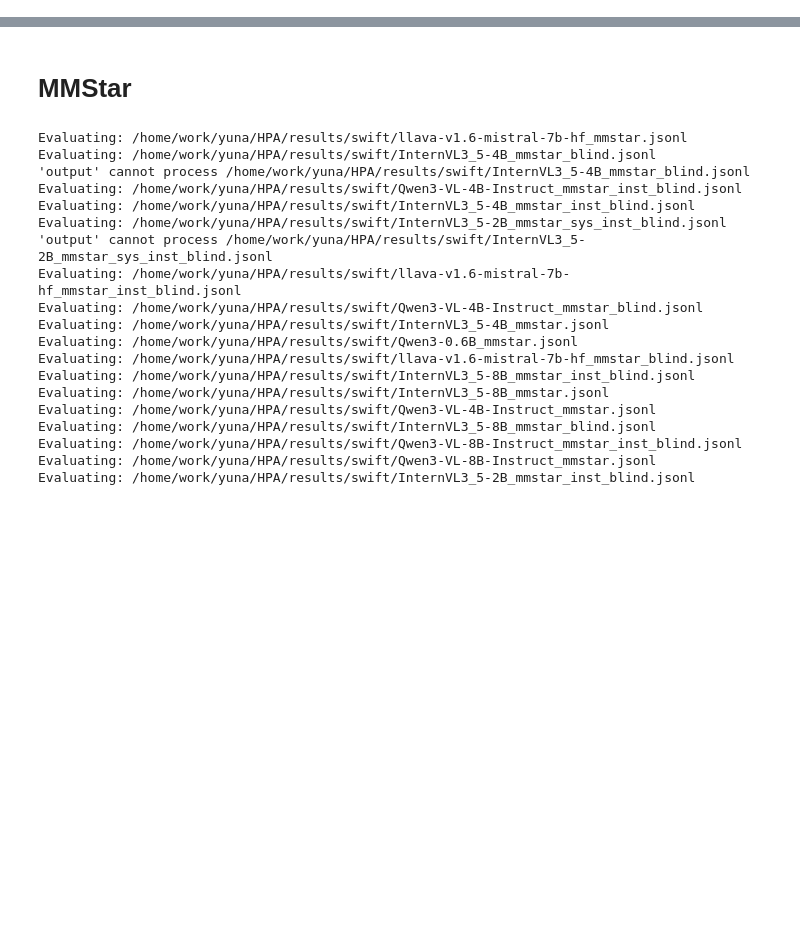
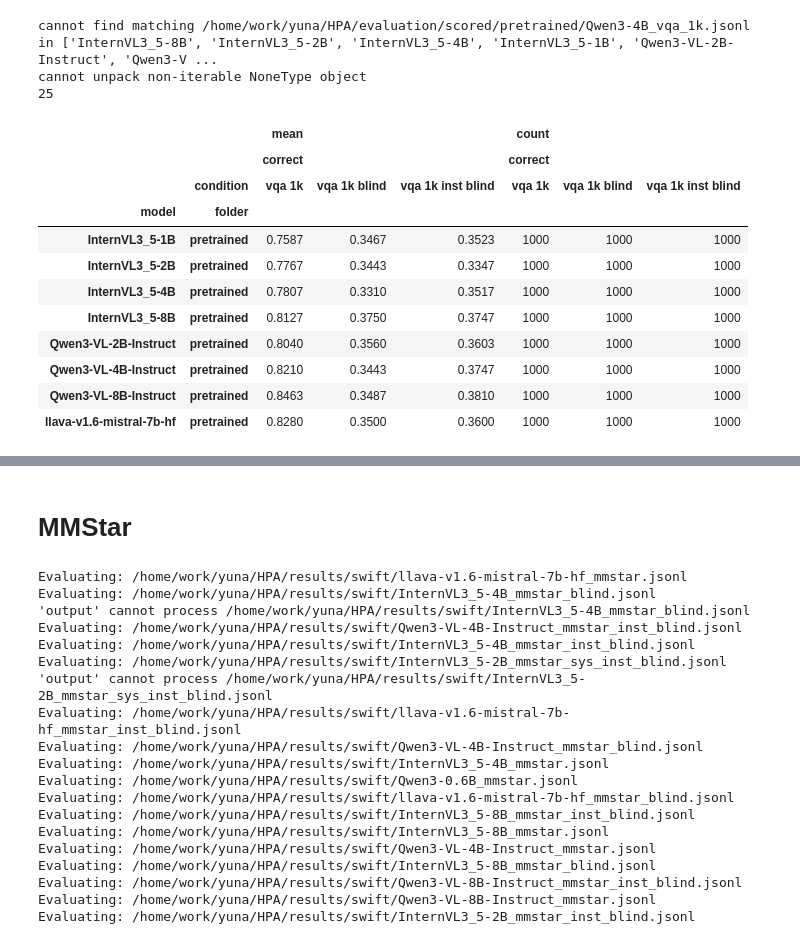
Before and after one commit to unolop/HPA, a Jupyter notebook: evaluation/scored/progress.ipynb, the cells around one changed output, grey strips where cells are left out. Cells and saved outputs as stored; diff of their text form; code cells hidden in the pictures; blank space fills up the shorter version.

```diff
--- a/evaluation/scored/progress.ipynb
+++ b/evaluation/scored/progress.ipynb
@@ -50,3 +71,25 @@ OpenGVLab/InternVL3_5-8B mmstar   0.626629
 
 ✓ Detailed results: /home/work/yuna/HPA/evaluation/scored/pretrained/scored_results.json
 ✓ Summary CSV: /home/work/yuna/HPA/evaluation/scored/pretrained/summary.csv
+# %%
+# df, pv = get_summary('mmstar')
+# df, pv = get_summary('vqa_5k')
+df, pv = get_summary('vqa_1k')
+# df, pv = get_summary('spubench')
+pv
+# %% [output]
+cannot find matching /home/work/yuna/HPA/evaluation/scored/pretrained/Qwen3-4B_vqa_1k.jsonl in ['InternVL3_5-8B', 'InternVL3_5-2B', 'InternVL3_5-4B', 'InternVL3_5-1B', 'Qwen3-VL-2B-Instruct', 'Qwen3-V ...
+cannot unpack non-iterable NoneType object
+25
+|  |  | mean |  |  | count |  |  |
+|  |  | correct |  |  | correct |  |  |
+|  | condition | vqa 1k | vqa 1k blind | vqa 1k inst blind | vqa 1k | vqa 1k blind | vqa 1k inst blind |
+| model | folder |  |  |  |  |  |  |
+| InternVL3_5-1B | pretrained | 0.7587 | 0.3467 | 0.3523 | 1000 | 1000 | 1000 |
+| InternVL3_5-2B | pretrained | 0.7767 | 0.3443 | 0.3347 | 1000 | 1000 | 1000 |
+| InternVL3_5-4B | pretrained | 0.7807 | 0.3310 | 0.3517 | 1000 | 1000 | 1000 |
+| InternVL3_5-8B | pretrained | 0.8127 | 0.3750 | 0.3747 | 1000 | 1000 | 1000 |
+| Qwen3-VL-2B-Instruct | pretrained | 0.8040 | 0.3560 | 0.3603 | 1000 | 1000 | 1000 |
+| Qwen3-VL-4B-Instruct | pretrained | 0.8210 | 0.3443 | 0.3747 | 1000 | 1000 | 1000 |
+| Qwen3-VL-8B-Instruct | pretrained | 0.8463 | 0.3487 | 0.3810 | 1000 | 1000 | 1000 |
+| llava-v1.6-mistral-7b-hf | pretrained | 0.8280 | 0.3500 | 0.3600 | 1000 | 1000 | 1000 |
```
Also changed, not shown: parts of 7 cells of this notebook, 57 other files.
